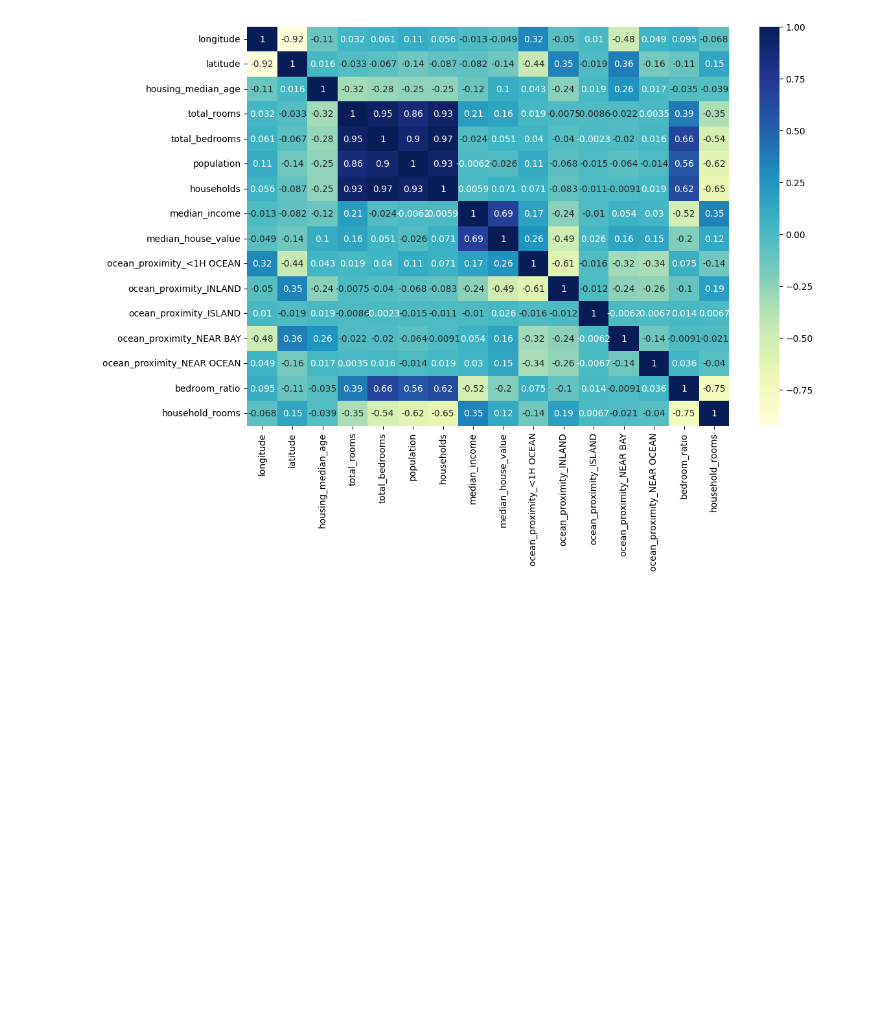
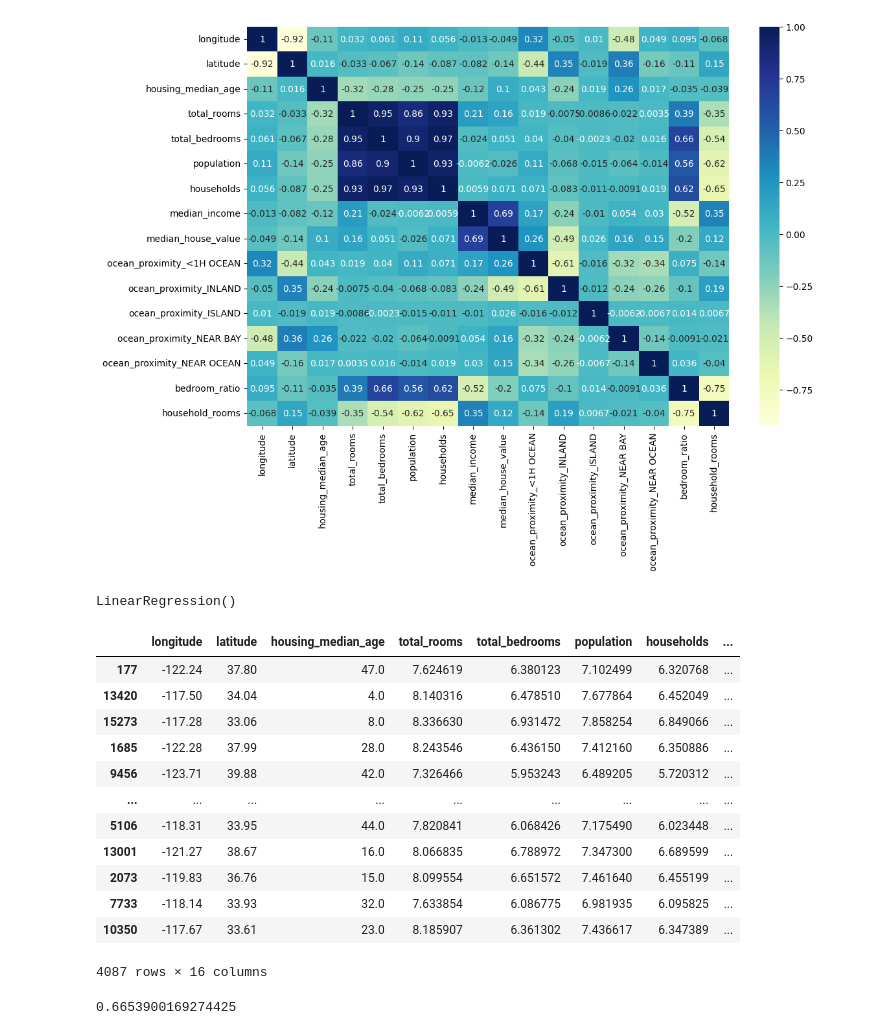
Before and after one commit to VishvaSabeshkar/House-price-prediction-ML-project, a Jupyter notebook: House.ipynb, the cells around one changed output. Cells and saved outputs as stored; diff of their text form; code cells hidden in the pictures; blank space fills up the shorter version.

Commit message:
Trained with a model
Linear Regression done

```diff
--- a/House.ipynb
+++ b/House.ipynb
@@ -140,3 +141,27 @@ sns.heatmap(train_data.corr(), annot = True, cmap = 'YlGnBu')
 # %% [output]
 <Axes: >
 [figure]
+# %%
+x_train = train_data.drop(['median_house_value'], axis=1)
+y_train = train_data['median_house_value']
+reg = LinearRegression()
+reg.fit(x_train, y_train)
+# %% [output]
+LinearRegression()
+# %%
+test_data = x_test.join(y_test)
+
+test_data['total_rooms'] = np.log1p(test_data['total_rooms'] + 1)
+test_data['total_bedrooms'] = np.log1p(test_data['total_bedrooms'] + 1)
+test_data['population'] = np.log1p(test_data['population'] + 1)
+test_data['households'] = np.log1p(test_data['households'] + 1)
+
+test_data = pd.get_dummies(test_data, columns=['ocean_proximity'])
+bol_cols = test_data.select_dtypes('bool').columns
+test_data[bol_cols] = test_data[bol_cols].astype(int)
+for col in train_data.columns:
+    if col not in test_data.columns:
+        test_data[col] = 0
+
+test_data['bedroom_ratio'] = test_data['total_bedrooms'] / test_data['total_rooms']
+test_data['household_rooms'] = test_data['total_rooms'] / test_data['households']
@@ -142,0 +171,21 @@ sns.heatmap(train_data.corr(), annot = True, cmap = 'YlGnBu')
+# %%
+test_data
+# %% [output]
+|  | longitude | latitude | housing_median_age | total_rooms | total_bedrooms | population | households | ... |
+| 177 | -122.24 | 37.80 | 47.0 | 7.624619 | 6.380123 | 7.102499 | 6.320768 | ... |
+| 13420 | -117.50 | 34.04 | 4.0 | 8.140316 | 6.478510 | 7.677864 | 6.452049 | ... |
+| 15273 | -117.28 | 33.06 | 8.0 | 8.336630 | 6.931472 | 7.858254 | 6.849066 | ... |
+| 1685 | -122.28 | 37.99 | 28.0 | 8.243546 | 6.436150 | 7.412160 | 6.350886 | ... |
+| 9456 | -123.71 | 39.88 | 42.0 | 7.326466 | 5.953243 | 6.489205 | 5.720312 | ... |
+| ... | ... | ... | ... | ... | ... | ... | ... | ... |
+| 5106 | -118.31 | 33.95 | 44.0 | 7.820841 | 6.068426 | 7.175490 | 6.023448 | ... |
+| 13001 | -121.27 | 38.67 | 16.0 | 8.066835 | 6.788972 | 7.347300 | 6.689599 | ... |
+| 2073 | -119.83 | 36.76 | 15.0 | 8.099554 | 6.651572 | 7.461640 | 6.455199 | ... |
+| 7733 | -118.14 | 33.93 | 32.0 | 7.633854 | 6.086775 | 6.981935 | 6.095825 | ... |
+| 10350 | -117.67 | 33.61 | 23.0 | 8.185907 | 6.361302 | 7.436617 | 6.347389 | ... |
+4087 rows × 16 columns
+# %%
+x_test = x_test[x_train.columns]
+reg.score(x_test,y_test)
+# %% [output]
+0.6653900169274425
```
Also changed, not shown: parts of 2 cells of this notebook.
